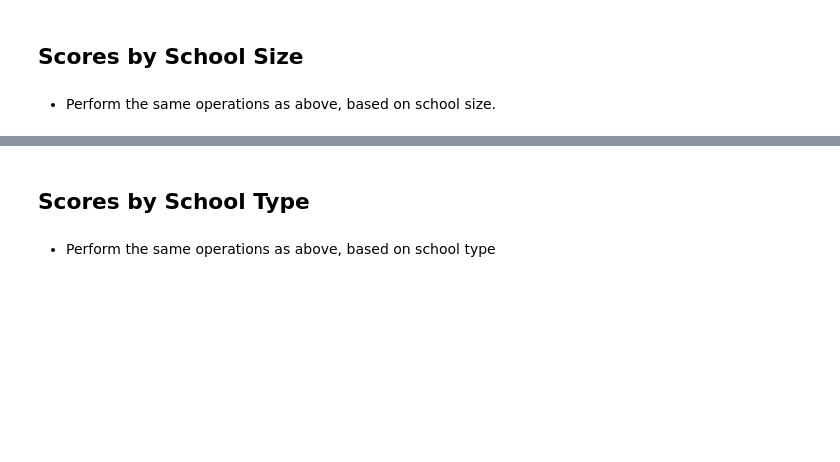
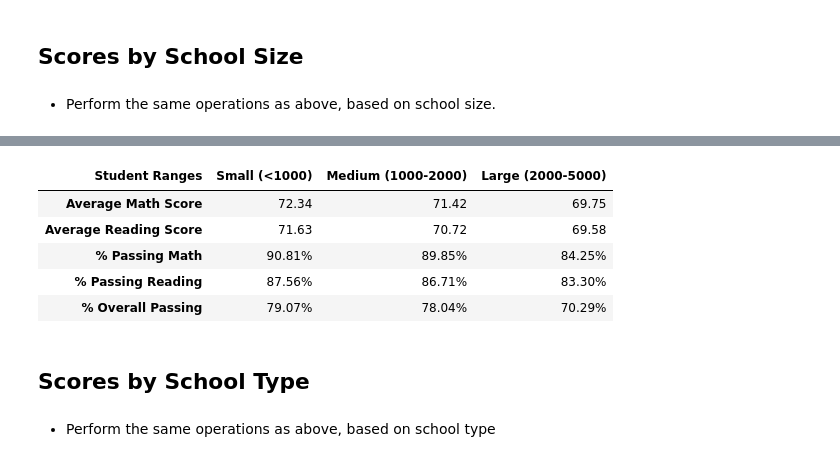
Before and after one commit to au-jr/pandas-challenge, a Jupyter notebook: PyCitySchools/PyCitySchools_starter.ipynb, the cells around one changed output, grey strips where cells are left out. Drawn from its saved outputs; the diff is of its cells as text; code cells hidden in the pictures; blank space fills up the shorter version.

```diff
--- a/PyCitySchools/PyCitySchools_starter.ipynb
+++ b/PyCitySchools/PyCitySchools_starter.ipynb
@@ -662,3 +651,35 @@ per_school_summary_cut_df.head()
+# %%
+size_bins = [0, 1000, 2000, 5000]
+labels = ["Small (<1000)", "Medium (1000-2000)", "Large (2000-5000)"]
+
+size_summary_df["Student Ranges"] = pd.cut(size_summary_df["Students"], size_bins, labels = labels, include_lowest=True)
+
+student_size_math_scores = round(size_summary_df.groupby(["Student Ranges"])["Average Math Score"].mean(), 2)
+
+
+student_size_reading_scores = round(size_summary_df.groupby(["Student Ranges"])["Average Reading Score"].mean(), 2)
+
+
+student_size_passing_math = size_summary_df.groupby(["Student Ranges"])["% Passing Math"].mean().map('{:.2%}'.format)
+
+
+student_size_passing_reading = size_summary_df.groupby(["Student Ranges"])["% Passing Reading"].mean().map('{:.2%}'.format)
+
+
+student_size_passing_overall = size_summary_df.groupby(["Student Ranges"])["% Overall Passing"].mean().map('{:.2%}'.format)
+
+size_summary = pd.DataFrame([student_size_math_scores, student_size_reading_scores,
+                            student_size_passing_math, student_size_passing_reading, student_size_passing_overall
+                            ])
+# %%
+size_summary
+# %% [output]
+| Student Ranges | Small (<1000) | Medium (1000-2000) | Large (2000-5000) |
+| Average Math Score | 72.34 | 71.42 | 69.75 |
+| Average Reading Score | 71.63 | 70.72 | 69.58 |
+| % Passing Math | 90.81% | 89.85% | 84.25% |
+| % Passing Reading | 87.56% | 86.71% | 83.30% |
+| % Overall Passing | 79.07% | 78.04% | 70.29% |
 # %% [markdown]
 ## Scores by School Type
 # %% [markdown]
```
Also changed, not shown: parts of 41 cells of this notebook, 2 other files.
